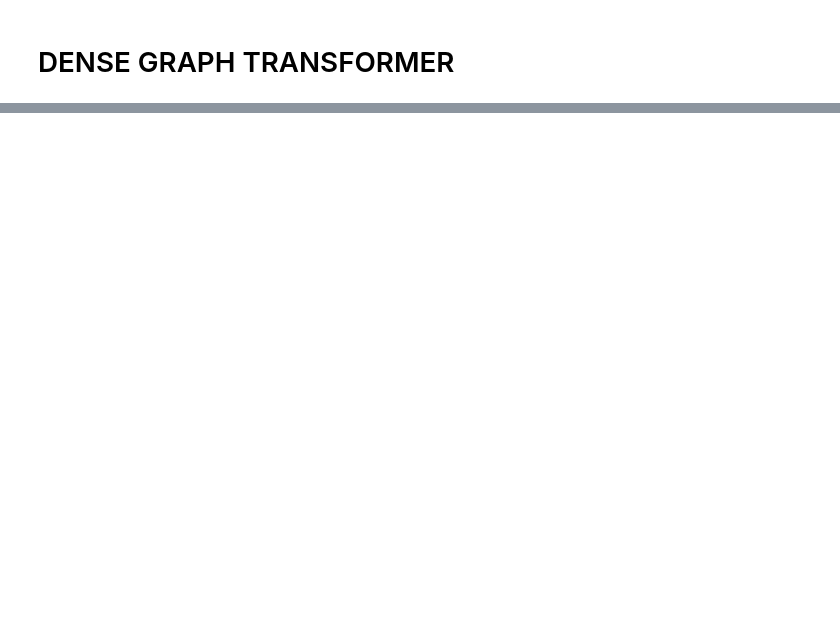
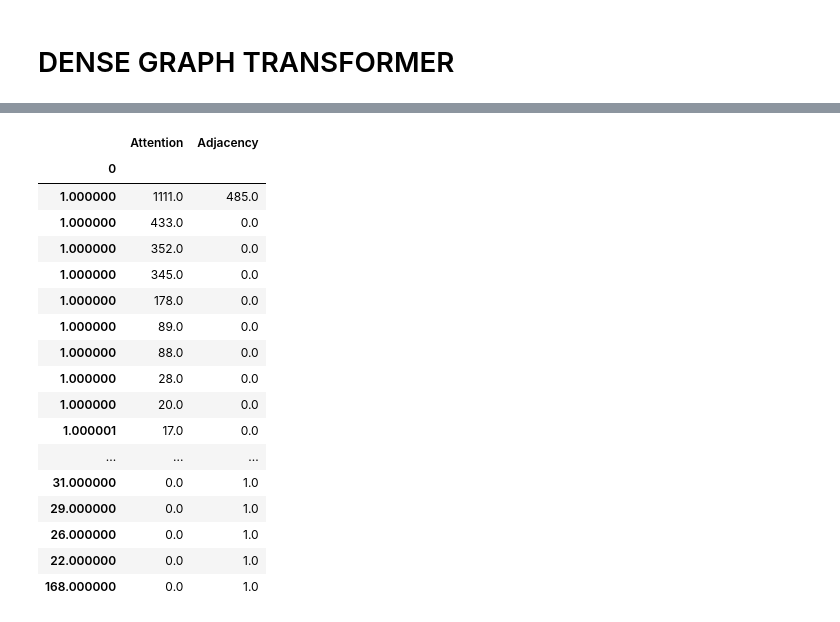
Before and after one commit to batu-el/l65_be301_dc755, a Jupyter notebook: Notebook0.ipynb, the cells around one changed output, grey strips where cells are left out. Drawn from its saved outputs; the diff is of its cells as text; code cells hidden in the pictures; blank space fills up the shorter version.

```diff
--- a/Notebook0.ipynb
+++ b/Notebook0.ipynb
@@ -811,6 +847,26 @@ ATTENTION_MATRIX.sum(axis=0), ATTENTION_MATRIX.sum(axis=1)
 # %%
 ### Node Degree Distribution - Before Tresholding (Probabilistic?)
-pd.DataFrame(pd.concat({'Attention':pd.DataFrame(ATTENTION_MATRIX.sum(axis=1)).value_counts(), 'Adjacency': pd.DataFrame(ADJACENCY.sum(axis=0)).value_counts()}, axis=1)).fillna(0)
+ATTENTION_MATRIX_0 = ATTENTION_MATRIX[0]
+pd.DataFrame(pd.concat({'Attention':pd.DataFrame(ATTENTION_MATRIX_0.sum(axis=1)).value_counts(), 'Adjacency': pd.DataFrame(ADJACENCY.sum(axis=0)).value_counts()}, axis=1)).fillna(0)
+# %% [output]
+|  | Attention | Adjacency |
+| 0 |  |  |
+| 1.000000 | 1111.0 | 485.0 |
+| 1.000000 | 433.0 | 0.0 |
+| 1.000000 | 352.0 | 0.0 |
+| 1.000000 | 345.0 | 0.0 |
+| 1.000000 | 178.0 | 0.0 |
+| 1.000000 | 89.0 | 0.0 |
+| 1.000000 | 88.0 | 0.0 |
+| 1.000000 | 28.0 | 0.0 |
+| 1.000000 | 20.0 | 0.0 |
+| 1.000001 | 17.0 | 0.0 |
+| ... | ... | ... |
+| 31.000000 | 0.0 | 1.0 |
+| 29.000000 | 0.0 | 1.0 |
+| 26.000000 | 0.0 | 1.0 |
+| 22.000000 | 0.0 | 1.0 |
+| 168.000000 | 0.0 | 1.0 |
 # %%
 ### Thresholding by 0
 treshold = 0.1
```
Also changed, not shown: parts of 20 cells of this notebook.
